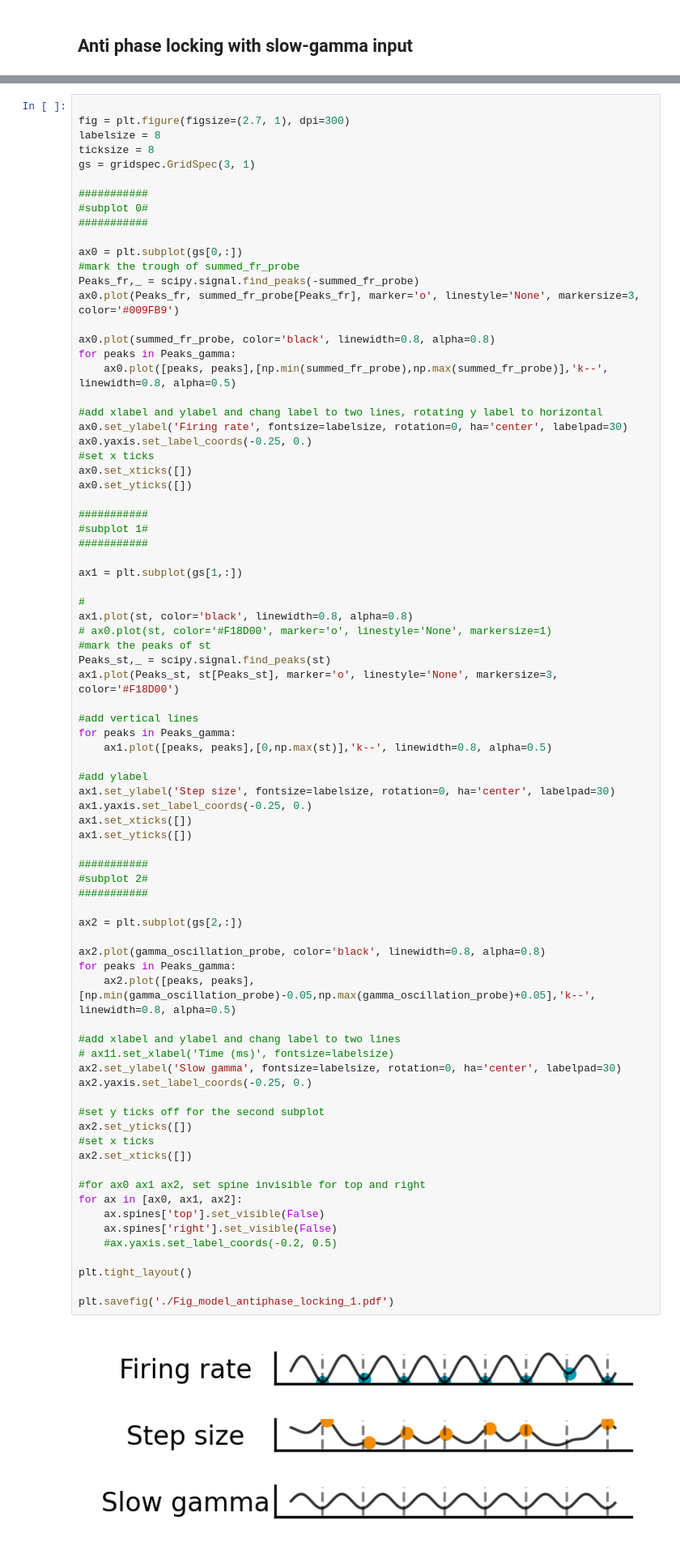
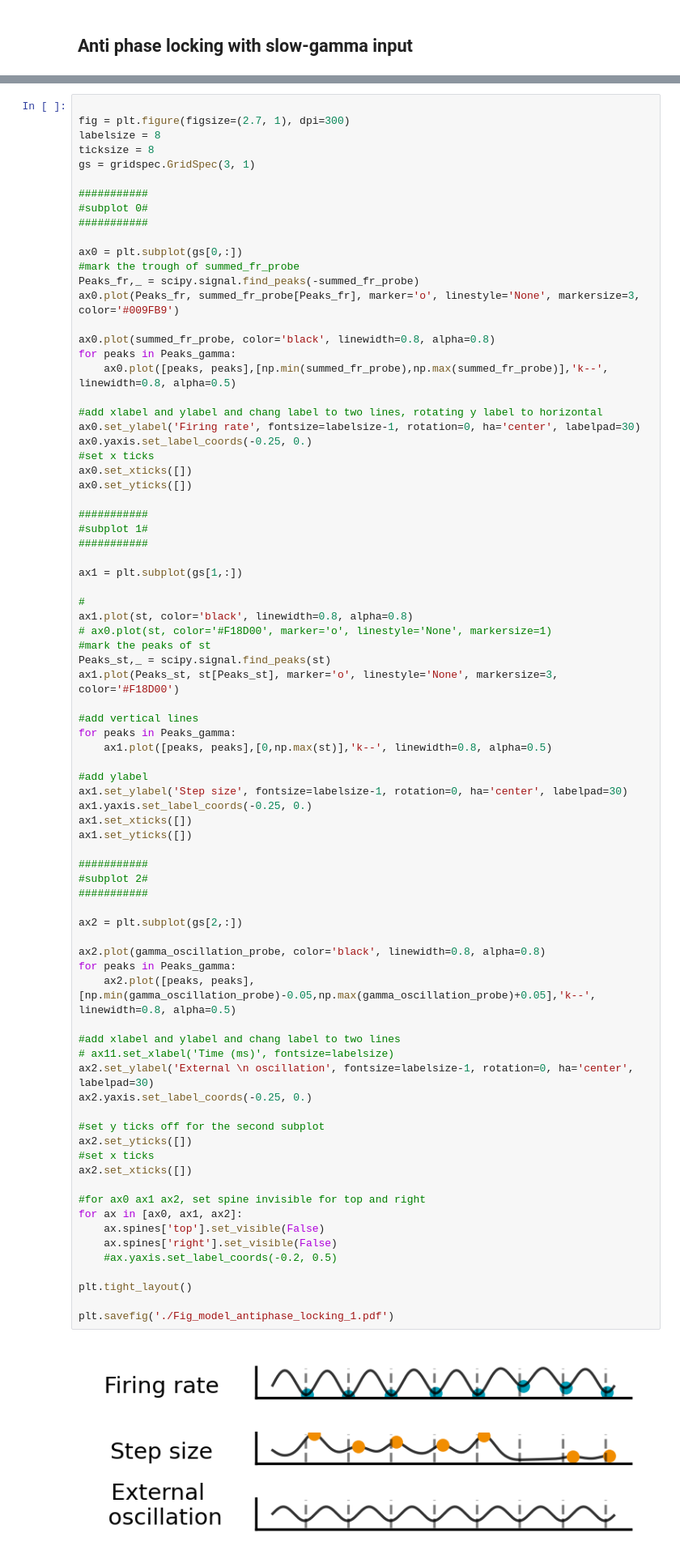
Before and after one commit to ZilongJi/AdaptiveAttractorForSequences, a Jupyter notebook: PaperFigureCode/Fig_modelprediction_activitystepsize.ipynb, the cells around one changed output, grey strips where cells are left out. Shown at 81% size. Saved outputs shown, nothing was run; the diff lists cells and outputs as text.

```diff
--- a/PaperFigureCode/Fig_modelprediction_activitystepsize.ipynb
+++ b/PaperFigureCode/Fig_modelprediction_activitystepsize.ipynb
@@ -320,7 +320,7 @@ for peaks in Peaks_gamma:
     ax0.plot([peaks, peaks],[np.min(summed_fr_probe),np.max(summed_fr_probe)],'k--', linewidth=0.8, alpha=0.5)
 
 #add xlabel and ylabel and chang label to two lines, rotating y label to horizontal
-ax0.set_ylabel('Firing rate', fontsize=labelsize, rotation=0, ha='center', labelpad=30)
+ax0.set_ylabel('Firing rate', fontsize=labelsize-1, rotation=0, ha='center', labelpad=30)
 ax0.yaxis.set_label_coords(-0.25, 0.)
 #set x ticks
 ax0.set_xticks([])
@@ -344,42 +344,42 @@ for peaks in Peaks_gamma:
     ax1.plot([peaks, peaks],[0,np.max(st)],'k--', linewidth=0.8, alpha=0.5)
 
 #add ylabel
-ax1.set_ylabel('Step size', fontsize=labelsize, rotation=0, ha='center', labelpad=30)
+ax1.set_ylabel('Step size', fontsize=labelsize-1, rotation=0, ha='center', labelpad=30)
 ax1.yaxis.set_label_coords(-0.25, 0.)
 ax1.set_xticks([])
 ax1.set_yticks([])
 
 ###########
 #subplot 2#
 ###########
 
 ax2 = plt.subplot(gs[2,:])
 
 ax2.plot(gamma_oscillation_probe, color='black', linewidth=0.8, alpha=0.8)
 for peaks in Peaks_gamma:
     ax2.plot([peaks, peaks],[np.min(gamma_oscillation_probe)-0.05,np.max(gamma_oscillation_probe)+0.05],'k--', linewidth=0.8, alpha=0.5)
 
 #add xlabel and ylabel and chang label to two lines
 # ax11.set_xlabel('Time (ms)', fontsize=labelsize)
-ax2.set_ylabel('Slow gamma', fontsize=labelsize, rotation=0, ha='center', labelpad=30)
+ax2.set_ylabel('External \n oscillation', fontsize=labelsize-1, rotation=0, ha='center', labelpad=30)
 ax2.yaxis.set_label_coords(-0.25, 0.)
 
 #set y ticks off for the second subplot
 ax2.set_yticks([])
 #set x ticks
 ax2.set_xticks([])
 
 #for ax0 ax1 ax2, set spine invisible for top and right
 for ax in [ax0, ax1, ax2]:
     ax.spines['top'].set_visible(False)
     ax.spines['right'].set_visible(False)
     #ax.yaxis.set_label_coords(-0.2, 0.5)
 
 plt.tight_layout()
 
 plt.savefig('./Fig_model_antiphase_locking_1.pdf')
 # %% [output]
-[figure, old version]
+[figure, new version]
 # %%
 fig = plt.figure(figsize=(2, 2), dpi=300)
 labelsize = 8
```
Also changed, not shown: parts of 3 cells of this notebook, 4 other files.
